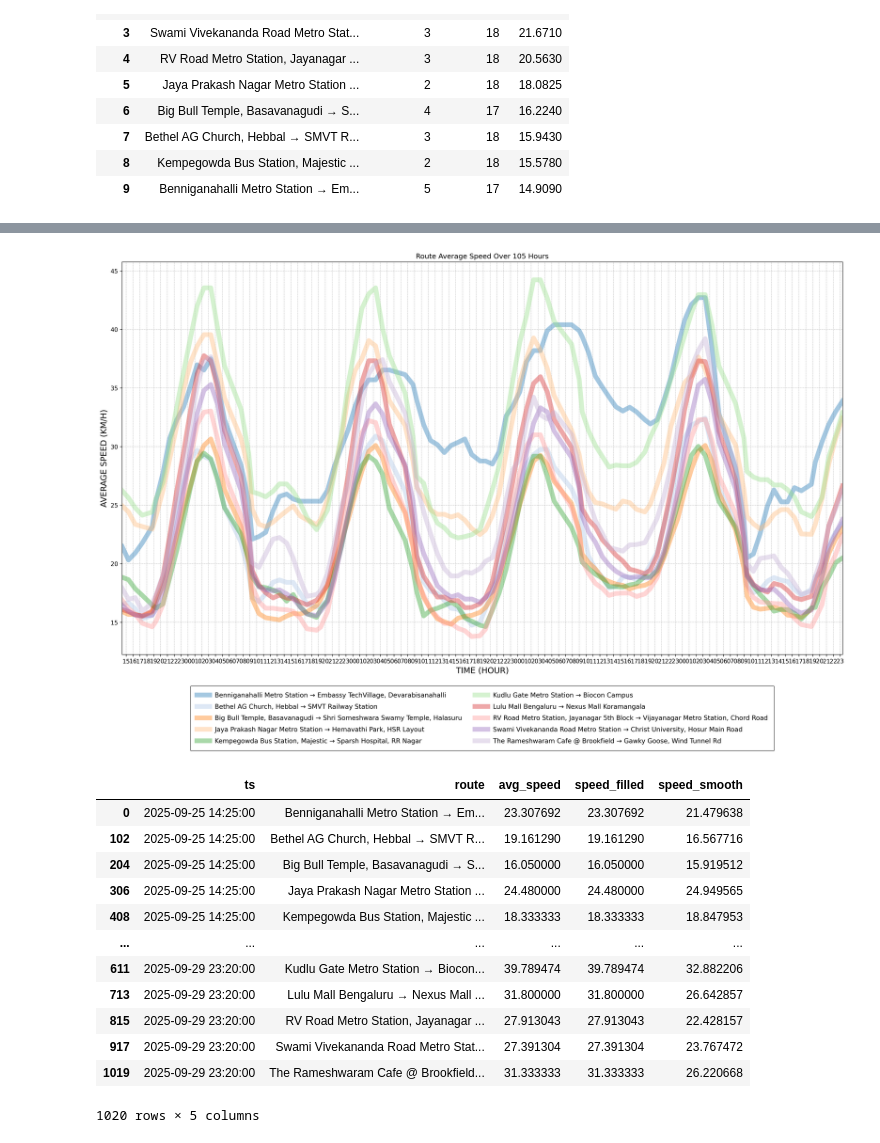
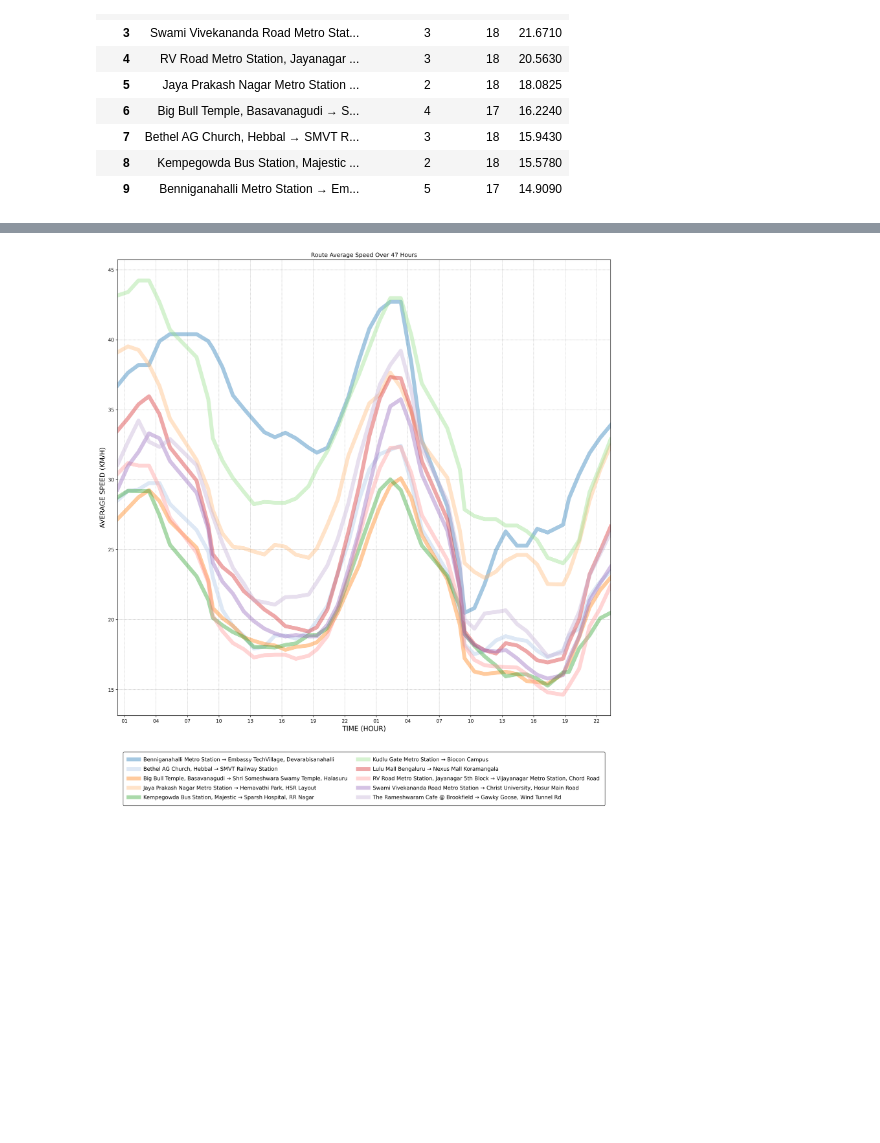
Before and after one commit to thecont1/blr-traffic-monitor, a Jupyter notebook: traffic_visual.ipynb, the cells around one changed output, grey strips where cells are left out. Cells and saved outputs as stored; diff of their text form; code cells hidden in the pictures; blank space fills up the shorter version.

```diff
--- a/traffic_visual.ipynb
+++ b/traffic_visual.ipynb
@@ -206,7 +144,6 @@ def plot_traffic_square(df_incoming, height='square'):
         - 'distance' (numeric, km)
     height : str, default='square'
         Figure aspect ratio: 'square' (1:1), 'tall' (1:1.5), or 'wide' (1.5:1).
-        Minimum dimension is 12 units.
     """
     # 1) Build timestamps and compute average speed
     if df_incoming.empty:
@@ -279,13 +216,13 @@ def plot_traffic_square(df_incoming, height='square'):
     df_filled = pd.concat(frames, ignore_index=True).sort_values(['ts', 'route'])
 
     # 4) Determine figure size based on height parameter
-    min_size = 12
+    figsize = (16, 16)
     if height == 'square':
-        figsize = (min_size, min_size)
+        pass
+    elif height == 'wide':
+        figsize = (24, 16)
     elif height == 'tall':
-        figsize = (min_size, min_size * 1.5)
-    elif height == 'wide':
-        figsize = (min_size * 1.5, min_size)
+        figsize = (16, 24)
     else:
         raise ValueError(f"height must be 'square', 'tall', or 'wide', got: {height}")
 
@@ -309,7 +246,7 @@ def plot_traffic_square(df_incoming, height='square'):
 
     # X-axis as hours only (HH)
     ax.xaxis.set_major_formatter(mdates.DateFormatter('%H'))
-    ax.xaxis.set_major_locator(mdates.HourLocator(interval=1))
+    ax.xaxis.set_major_locator(mdates.HourLocator(interval=3))
     ax.set_xlabel('Time (Hour)'.upper(), fontsize=14)
     ax.set_ylabel('Average Speed (km/h)'.upper(), fontsize=14)
 
@@ -337,9 +274,9 @@ def plot_traffic_square(df_incoming, height='square'):
     plt.subplots_adjust(bottom=0.24)
     plt.tight_layout()
     plt.show()
-    return df_filled
+    return
 # %%
-filter_string = "date >= '2025-09-1'"
+filter_string = "date >= '2025-09-28'"
 
 df_incoming = df.query(filter_string).copy()
 df_incoming['route'] = df_incoming['route_code'].\
@@ -365,17 +302,4 @@ display(df_incoming)
 # %%
-plot_traffic_square(df_incoming, height='wide')
+plot_traffic_square(df_incoming, height='square')
 # %% [output]
-[figure, old version]
+[figure, new version]
-|  | ts | route | avg_speed | speed_filled | speed_smooth |
-| 0 | 2025-09-25 14:25:00 | Benniganahalli Metro Station → Em... | 23.307692 | 23.307692 | 21.479638 |
-| 102 | 2025-09-25 14:25:00 | Bethel AG Church, Hebbal → SMVT R... | 19.161290 | 19.161290 | 16.567716 |
-| 204 | 2025-09-25 14:25:00 | Big Bull Temple, Basavanagudi → S... | 16.050000 | 16.050000 | 15.919512 |
-| 306 | 2025-09-25 14:25:00 | Jaya Prakash Nagar Metro Station ... | 24.480000 | 24.480000 | 24.949565 |
-| 408 | 2025-09-25 14:25:00 | Kempegowda Bus Station, Majestic ... | 18.333333 | 18.333333 | 18.847953 |
-| ... | ... | ... | ... | ... | ... |
-| 611 | 2025-09-29 23:20:00 | Kudlu Gate Metro Station → Biocon... | 39.789474 | 39.789474 | 32.882206 |
-| 713 | 2025-09-29 23:20:00 | Lulu Mall Bengaluru → Nexus Mall ... | 31.800000 | 31.800000 | 26.642857 |
-| 815 | 2025-09-29 23:20:00 | RV Road Metro Station, Jayanagar ... | 27.913043 | 27.913043 | 22.428157 |
-| 917 | 2025-09-29 23:20:00 | Swami Vivekananda Road Metro Stat... | 27.391304 | 27.391304 | 23.767472 |
-| 1019 | 2025-09-29 23:20:00 | The Rameshwaram Cafe @ Brookfield... | 31.333333 | 31.333333 | 26.220668 |
-1020 rows × 5 columns
```
Also changed, not shown: parts of 7 cells of this notebook.
